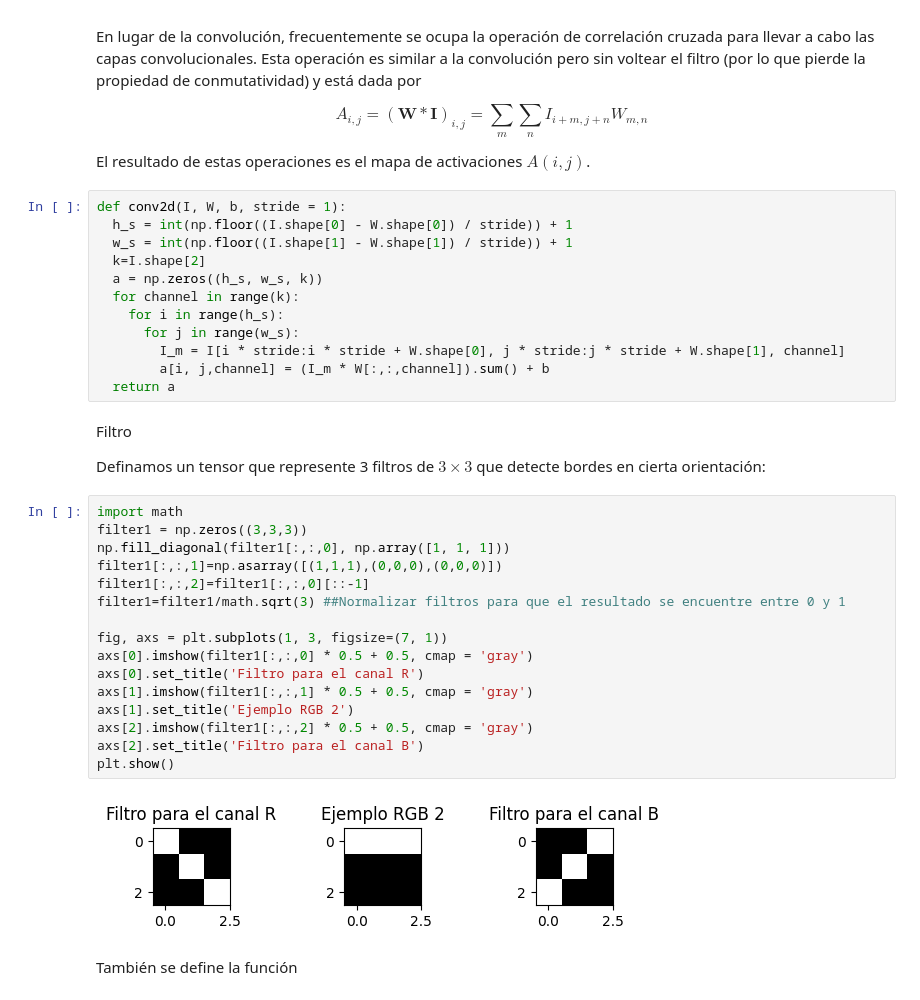
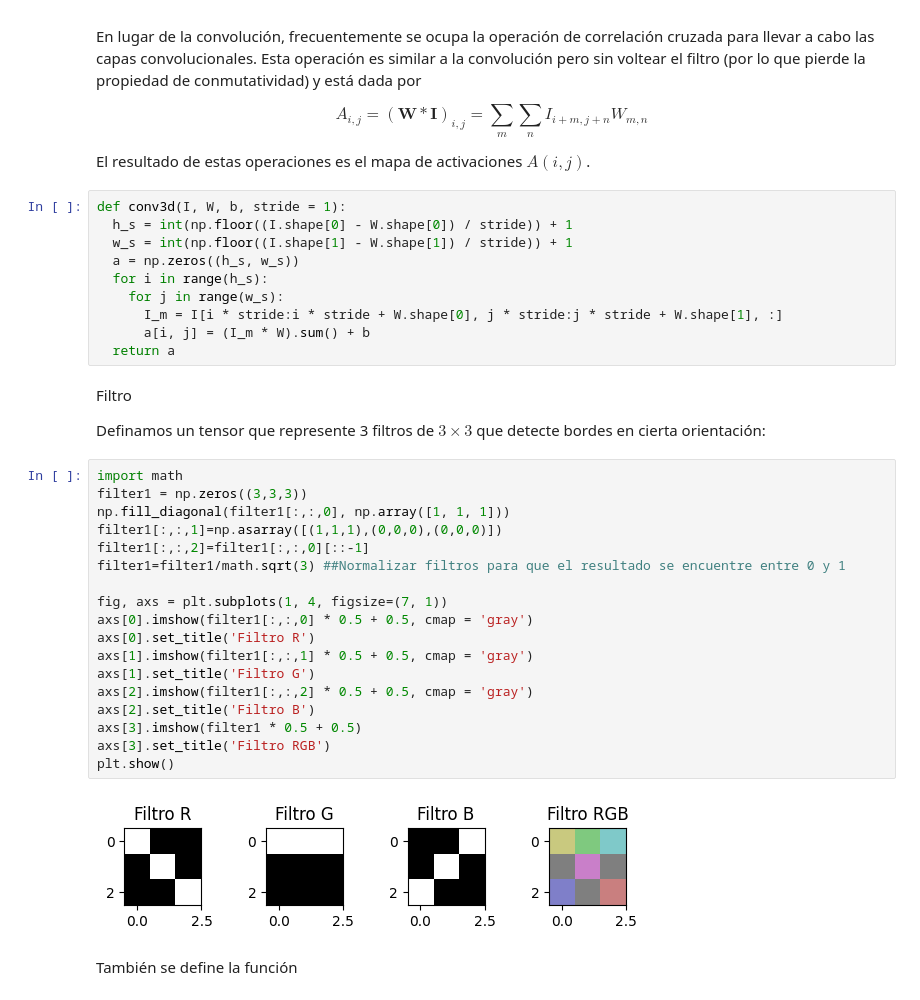
Before and after one commit to sergioar3143/AprendizajeProfundo, a Jupyter notebook: Tarea2_Redes_convolucionales_y_transferencia.ipynb, the cells around one changed output. Drawn from its saved outputs; the diff is of its cells as text.

```diff
--- a/Tarea2_Redes_convolucionales_y_transferencia.ipynb
+++ b/Tarea2_Redes_convolucionales_y_transferencia.ipynb
@@ -108,16 +108,14 @@ $$
 
 El resultado de estas operaciones es el mapa de activaciones $A(i,j)$.
 # %%
-def conv2d(I, W, b, stride = 1):
+def conv3d(I, W, b, stride = 1):
   h_s = int(np.floor((I.shape[0] - W.shape[0]) / stride)) + 1
   w_s = int(np.floor((I.shape[1] - W.shape[1]) / stride)) + 1
-  k=I.shape[2]
-  a = np.zeros((h_s, w_s, k))
-  for channel in range(k):
-    for i in range(h_s):
-      for j in range(w_s):
-        I_m = I[i * stride:i * stride + W.shape[0], j * stride:j * stride + W.shape[1], channel]
-        a[i, j,channel] = (I_m * W[:,:,channel]).sum() + b
+  a = np.zeros((h_s, w_s))
+  for i in range(h_s):
+    for j in range(w_s):
+      I_m = I[i * stride:i * stride + W.shape[0], j * stride:j * stride + W.shape[1], :]
+      a[i, j] = (I_m * W).sum() + b
   return a
 # %% [markdown]
 Filtro
@@ -126,21 +124,23 @@ Definamos un tensor que represente 3 filtros de $3 \times 3$ que detecte bordes
 # %%
 import math
 filter1 = np.zeros((3,3,3))
 np.fill_diagonal(filter1[:,:,0], np.array([1, 1, 1]))
 filter1[:,:,1]=np.asarray([(1,1,1),(0,0,0),(0,0,0)])
 filter1[:,:,2]=filter1[:,:,0][::-1]
 filter1=filter1/math.sqrt(3) ##Normalizar filtros para que el resultado se encuentre entre 0 y 1
 
-fig, axs = plt.subplots(1, 3, figsize=(7, 1))
+fig, axs = plt.subplots(1, 4, figsize=(7, 1))
 axs[0].imshow(filter1[:,:,0] * 0.5 + 0.5, cmap = 'gray')
-axs[0].set_title('Filtro para el canal R')
+axs[0].set_title('Filtro R')
 axs[1].imshow(filter1[:,:,1] * 0.5 + 0.5, cmap = 'gray')
-axs[1].set_title('Ejemplo RGB 2')
+axs[1].set_title('Filtro G')
 axs[2].imshow(filter1[:,:,2] * 0.5 + 0.5, cmap = 'gray')
-axs[2].set_title('Filtro para el canal B')
+axs[2].set_title('Filtro B')
+axs[3].imshow(filter1 * 0.5 + 0.5)
+axs[3].set_title('Filtro RGB')
 plt.show()
 # %% [output]
-[figure, old version]
+[figure, new version]
 # %% [markdown]
 También se define la función
 # %%
```
Also changed, not shown: parts of 1 cell of this notebook.
